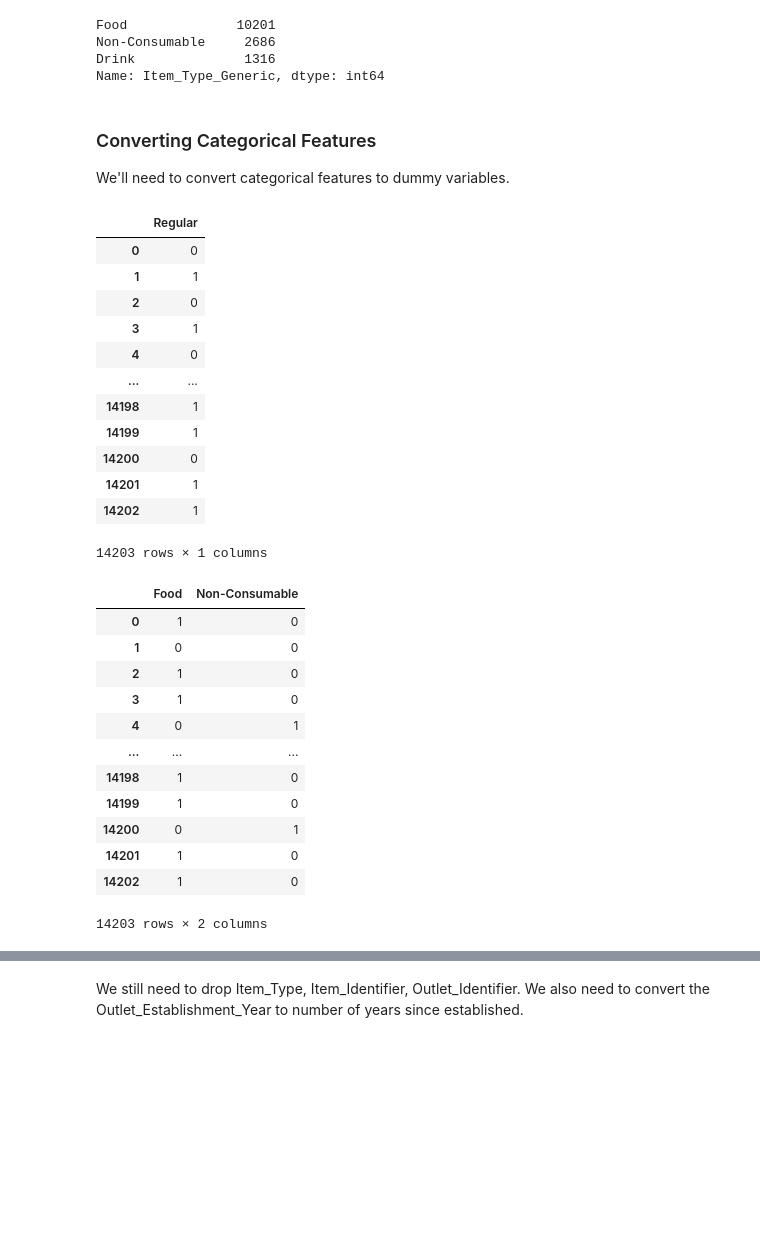
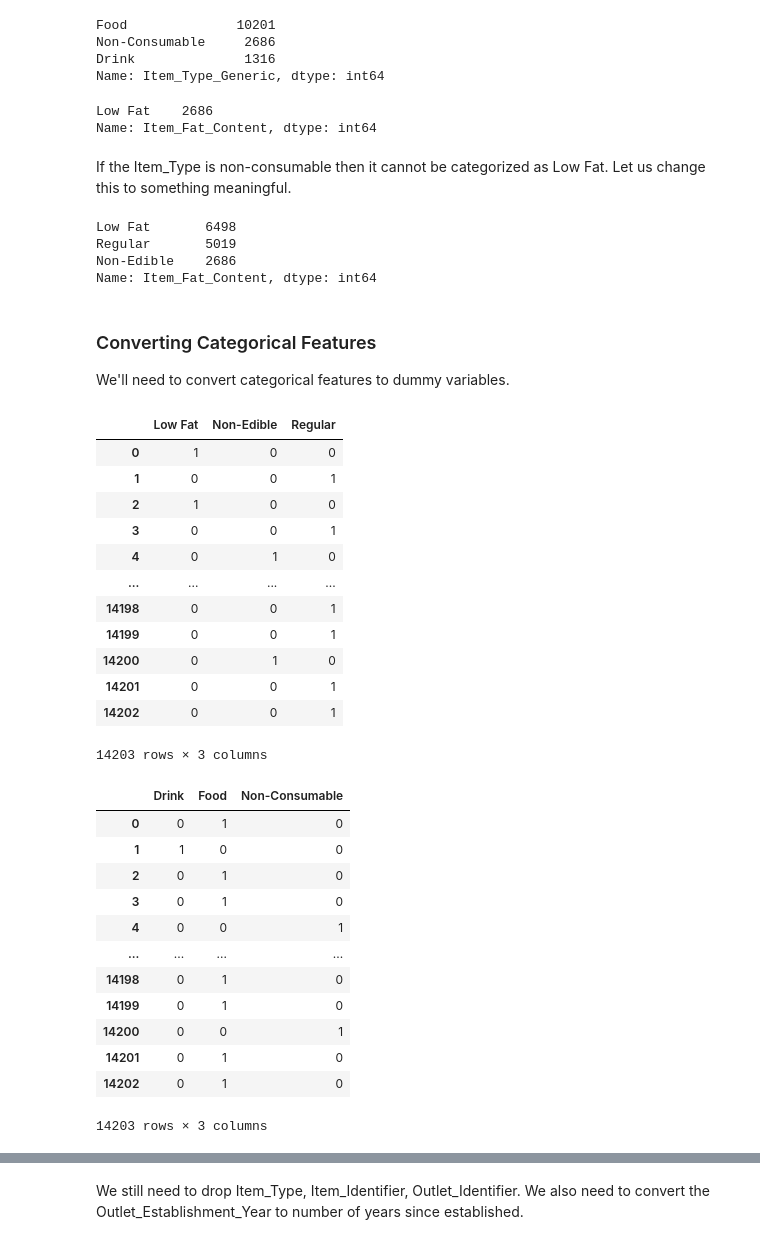
Before and after one commit to ayg15/bigmart-sales, a Jupyter notebook: Big Mart Sales Prediction.ipynb, the cells around one changed output, grey strips where cells are left out. Drawn from its saved outputs; the diff is of its cells as text; code cells hidden in the pictures; blank space fills up the shorter version.

```diff
--- a/Big Mart Sales Prediction.ipynb
+++ b/Big Mart Sales Prediction.ipynb
@@ -534,42 +555,58 @@ Food              10201
 Non-Consumable     2686
 Drink              1316
 Name: Item_Type_Generic, dtype: int64
+# %%
+sales_df.loc[sales_df['Item_Type_Generic']=='Non-Consumable','Item_Fat_Content'].value_counts()
+# %% [output]
+Low Fat    2686
+Name: Item_Fat_Content, dtype: int64
+# %% [markdown]
+If the Item_Type is non-consumable then it cannot be categorized as Low Fat. Let us change this to something meaningful.
+# %%
+sales_df.loc[sales_df['Item_Type_Generic']=='Non-Consumable','Item_Fat_Content'] = 'Non-Edible'
+# %%
+sales_df['Item_Fat_Content'].value_counts()
+# %% [output]
+Low Fat       6498
+Regular       5019
+Non-Edible    2686
+Name: Item_Fat_Content, dtype: int64
 # %% [markdown]
 ### Converting Categorical Features
 
 We'll need to convert categorical features to dummy variables.
 # %%
-item_fat = pd.get_dummies(sales_df['Item_Fat_Content'], drop_first=True)
+item_fat = pd.get_dummies(sales_df['Item_Fat_Content'])
 item_fat
 # %% [output]
-|  | Regular |
-| 0 | 0 |
-| 1 | 1 |
-| 2 | 0 |
-| 3 | 1 |
-| 4 | 0 |
-| ... | ... |
-| 14198 | 1 |
-| 14199 | 1 |
-| 14200 | 0 |
-| 14201 | 1 |
-| 14202 | 1 |
+|  | Low Fat | Non-Edible | Regular |
+| 0 | 1 | 0 | 0 |
+| 1 | 0 | 0 | 1 |
+| 2 | 1 | 0 | 0 |
+| 3 | 0 | 0 | 1 |
+| 4 | 0 | 1 | 0 |
+| ... | ... | ... | ... |
+| 14198 | 0 | 0 | 1 |
+| 14199 | 0 | 0 | 1 |
+| 14200 | 0 | 1 | 0 |
+| 14201 | 0 | 0 | 1 |
+| 14202 | 0 | 0 | 1 |
-14203 rows × 1 columns
+14203 rows × 3 columns
 # %%
-item_type_generic = pd.get_dummies(sales_df['Item_Type_Generic'], drop_first=True)
+item_type_generic = pd.get_dummies(sales_df['Item_Type_Generic'])
 item_type_generic
 # %% [output]
-|  | Food | Non-Consumable |
-| 0 | 1 | 0 |
-| 1 | 0 | 0 |
-| 2 | 1 | 0 |
-| 3 | 1 | 0 |
-| 4 | 0 | 1 |
-| ... | ... | ... |
-| 14198 | 1 | 0 |
-| 14199 | 1 | 0 |
-| 14200 | 0 | 1 |
-| 14201 | 1 | 0 |
-| 14202 | 1 | 0 |
+|  | Drink | Food | Non-Consumable |
+| 0 | 0 | 1 | 0 |
+| 1 | 1 | 0 | 0 |
+| 2 | 0 | 1 | 0 |
+| 3 | 0 | 1 | 0 |
+| 4 | 0 | 0 | 1 |
+| ... | ... | ... | ... |
+| 14198 | 0 | 1 | 0 |
+| 14199 | 0 | 1 | 0 |
+| 14200 | 0 | 0 | 1 |
+| 14201 | 0 | 1 | 0 |
+| 14202 | 0 | 1 | 0 |
-14203 rows × 2 columns
+14203 rows × 3 columns
 # %%
```
Also changed, not shown: parts of 23 cells of this notebook.
